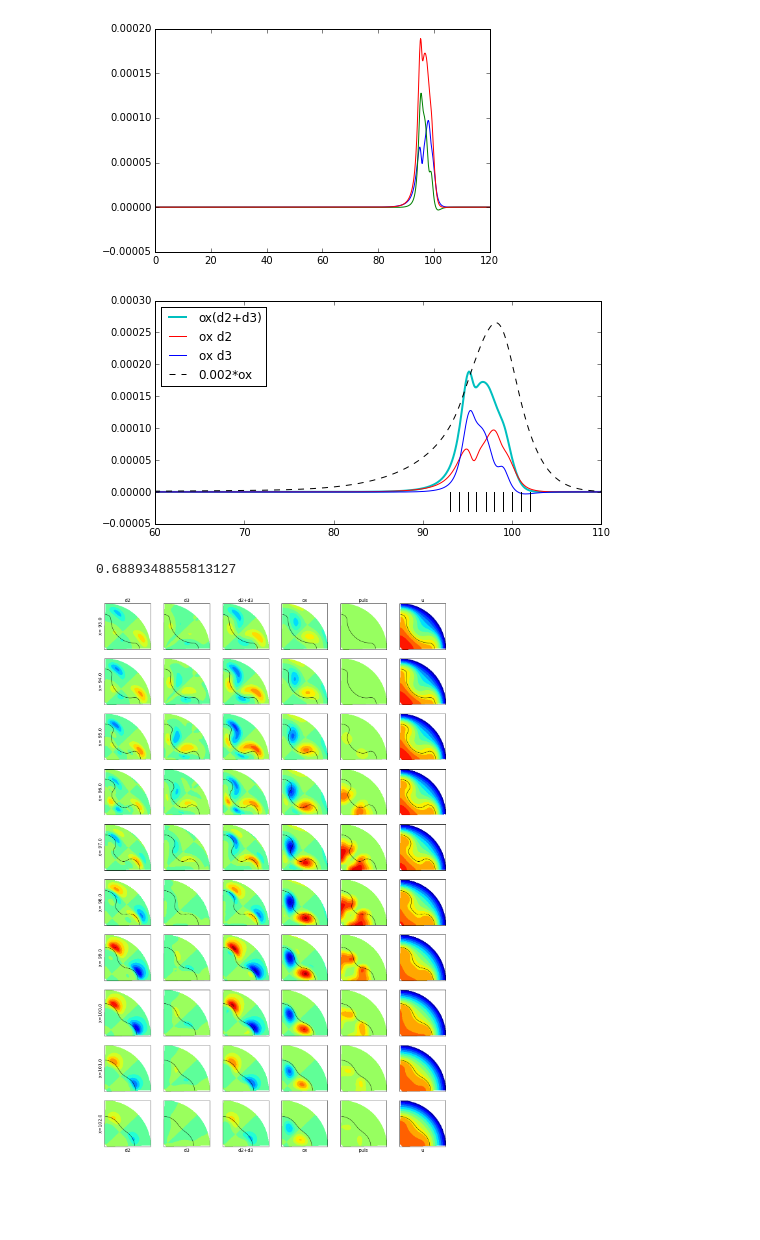
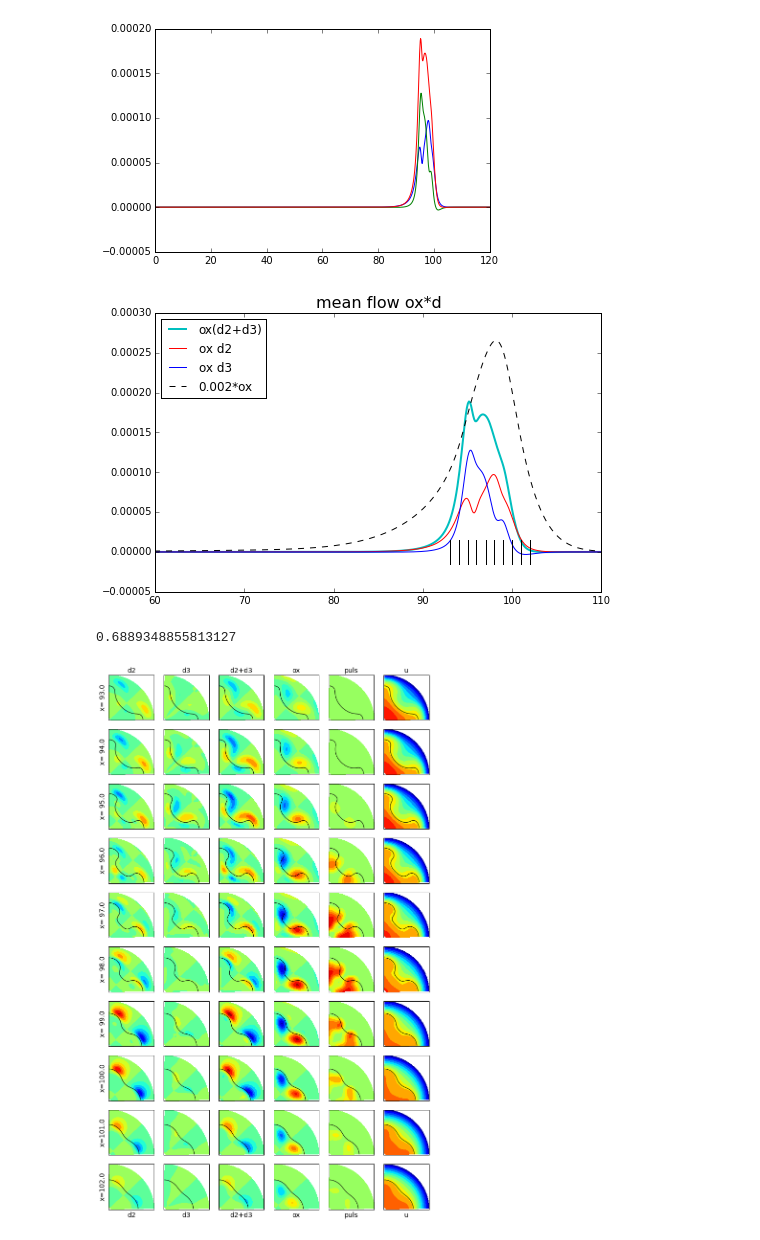
Before and after one commit to pimanov/research, a Jupyter notebook: Re2200-mean_flow_d-picture_gen.ipynb, the cells around one changed output. Drawn from its saved outputs; the diff is of its cells as text; code cells hidden in the pictures; blank space fills up the shorter version.

```diff
--- a/Re2200-mean_flow_d-picture_gen.ipynb
+++ b/Re2200-mean_flow_d-picture_gen.ipynb
@@ -208,19 +209,20 @@ plt.plot(x, oDx[1:-1])
 [<matplotlib.lines.Line2D at 0x...>]
 [figure]
 # %%
-plt.figure(figsize=(8,4))
+plt.figure(figsize=(8,5))
 
+plt.title("mean flow ox*d", fontsize=16)
 plt.plot(x, oDx[1:-1], "c", lw=2, label="ox(d2+d3)")
 plt.plot(x, od2x[1:-1], "r", label="ox d2")
 plt.plot(x, od3x[1:-1], "b", label="ox d3")
 plt.plot(x, 0.002*oxx[1:-1], 'k--', label="0.002*ox")
 plt.xlim(60,110)
 plt.legend(loc=2)
 
 for i in ii:
-    plt.plot([x[i-1], x[i-1]], [-0.00003, 0.0],  "k")
+    plt.plot([x[i-1], x[i-1]], [-0.000015, 0.000015],  "k")
 # %% [output]
-[figure, old version]
+[figure, new version]
 # %%
 cf
 # %% [output]
@@ -268,7 +270,7 @@ def polar_plot(u, u1, amp):
     #ax.spines['left'].set_visible(False)
     return
 # %%
-plt.figure(figsize=(19,30))
+plt.figure(figsize=(12,20))
 
 damp = max(d[1, 1:-1,1:-1,1:-1].max(), d[2,1:-1,1:-1,1:-1].max(), (d[1]+d[2])[1:-1,1:-1,1:-1].max())
 omax = om[0,1:-1,1:-1,1:-1].max()
@@ -284,8 +286,8 @@ for u,amp in ((d[1], (-damp, damp)), (d[2], (-damp, damp)), (d[1]+d[2], (-damp,
         if m <= 6:
             plt.title({1:"d2", 2:"d3", 3:"d2+d3", 4:"ox", 5:"puls", 6:"u"}[m], fontsize=14)
 
-        if m > 6*(nii-1):
-            plt.xlabel({1:"d2", 2:"d3", 3:"d2+d3", 4:"ox", 5:"puls", 6:"u"}[m - 6*(nii-1)], fontsize=14)
+        if m > (nii - 1) * 6:
+            plt.xlabel({1:"d2", 2:"d3", 3:"d2+d3", 4:"ox", 5:"puls", 6:"u"}[m - (nii - 1) * 6], fontsize=14)
 
         if n == 1:
             plt.ylabel("x=%5.1f" % round(x[i]), fontsize=14)
@@ -296,4 +298,4 @@ for u,amp in ((d[1], (-damp, damp)), (d[2], (-damp, damp)), (d[1]+d[2], (-damp,
 
     n += 1
 # %% [output]
-[figure, old version]
+[figure, new version]
```
Also changed, not shown: parts of 5 cells of this notebook, 3 other files.
